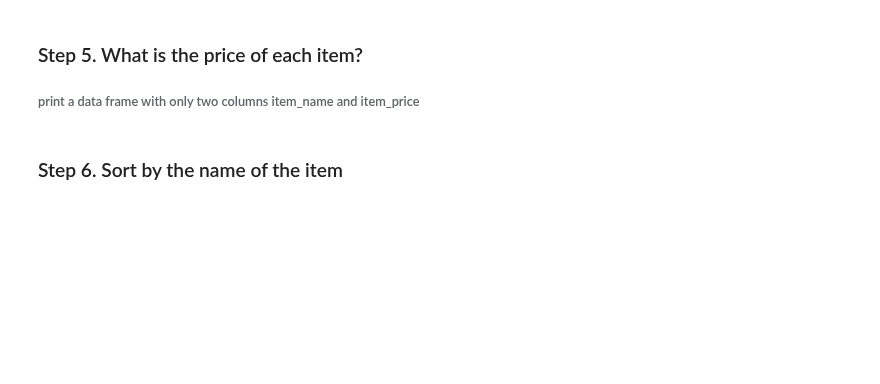
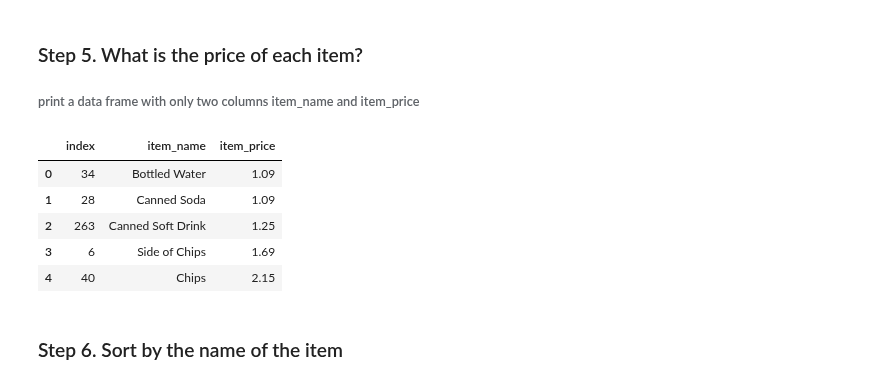
Before and after one commit to bhowad-akash/Data-Analysis-with-Pandas, a Jupyter notebook: Chipotle (Filtering_&_Sorting).ipynb, the cells around one changed output. Cells and saved outputs as stored; diff of their text form; code cells hidden in the pictures; blank space fills up the shorter version.

```diff
--- a/Chipotle (Filtering_&_Sorting).ipynb
+++ b/Chipotle (Filtering_&_Sorting).ipynb
@@ -16,5 +34,14 @@ Special thanks to: https://github.com/justmarkham for sharing the dataset and ma
 # %% [markdown]
 ### Step 5. What is the price of each item?
 ###### print a data frame with only two columns item_name and item_price
+# %%
+chipo[chipo['quantity'] == 1].drop_duplicates('item_name')[['item_name', 'item_price']].sort_values('item_price').reset_index().head(5)
+# %% [output]
+|  | index | item_name | item_price |
+| 0 | 34 | Bottled Water | 1.09 |
+| 1 | 28 | Canned Soda | 1.09 |
+| 2 | 263 | Canned Soft Drink | 1.25 |
+| 3 | 6 | Side of Chips | 1.69 |
+| 4 | 40 | Chips | 2.15 |
 # %% [markdown]
 ### Step 6. Sort by the name of the item
```
Also changed, not shown: parts of 8 cells of this notebook.
